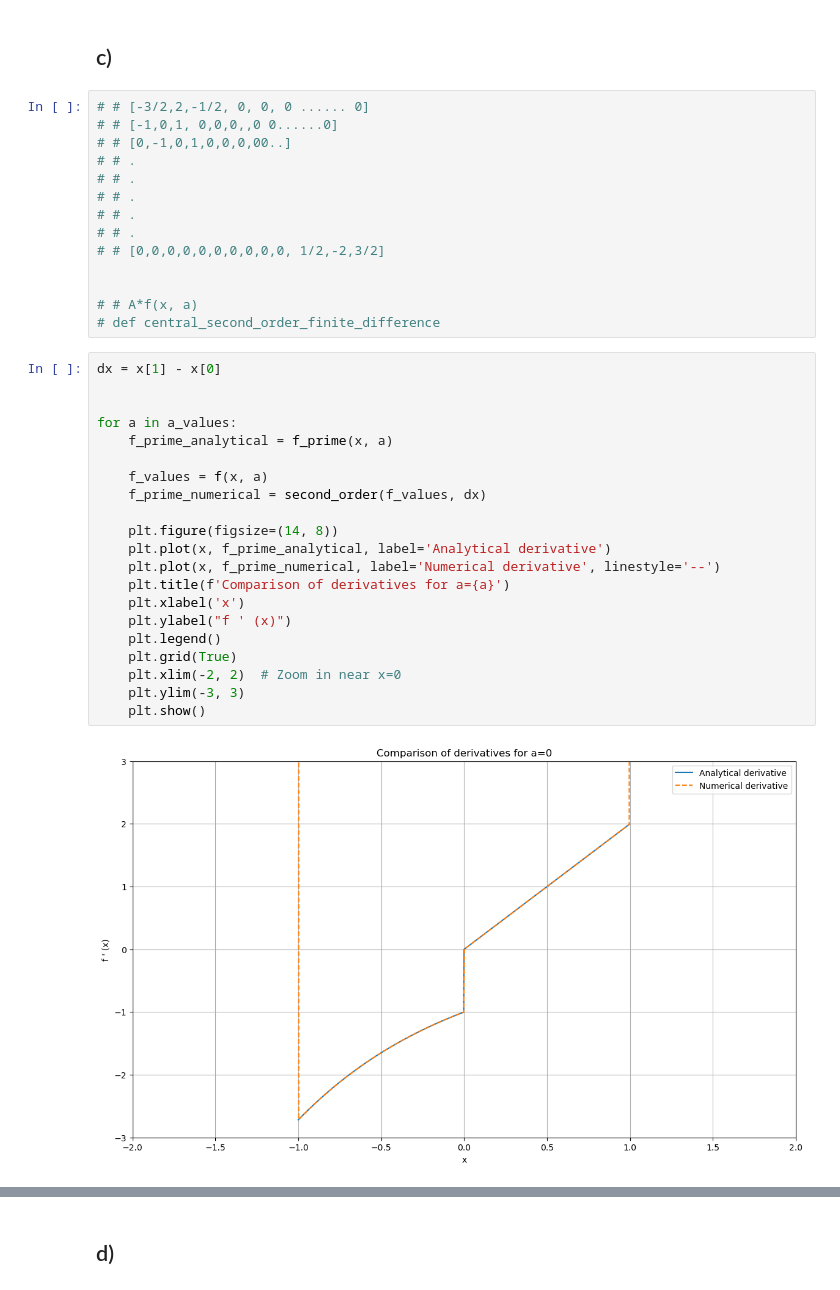
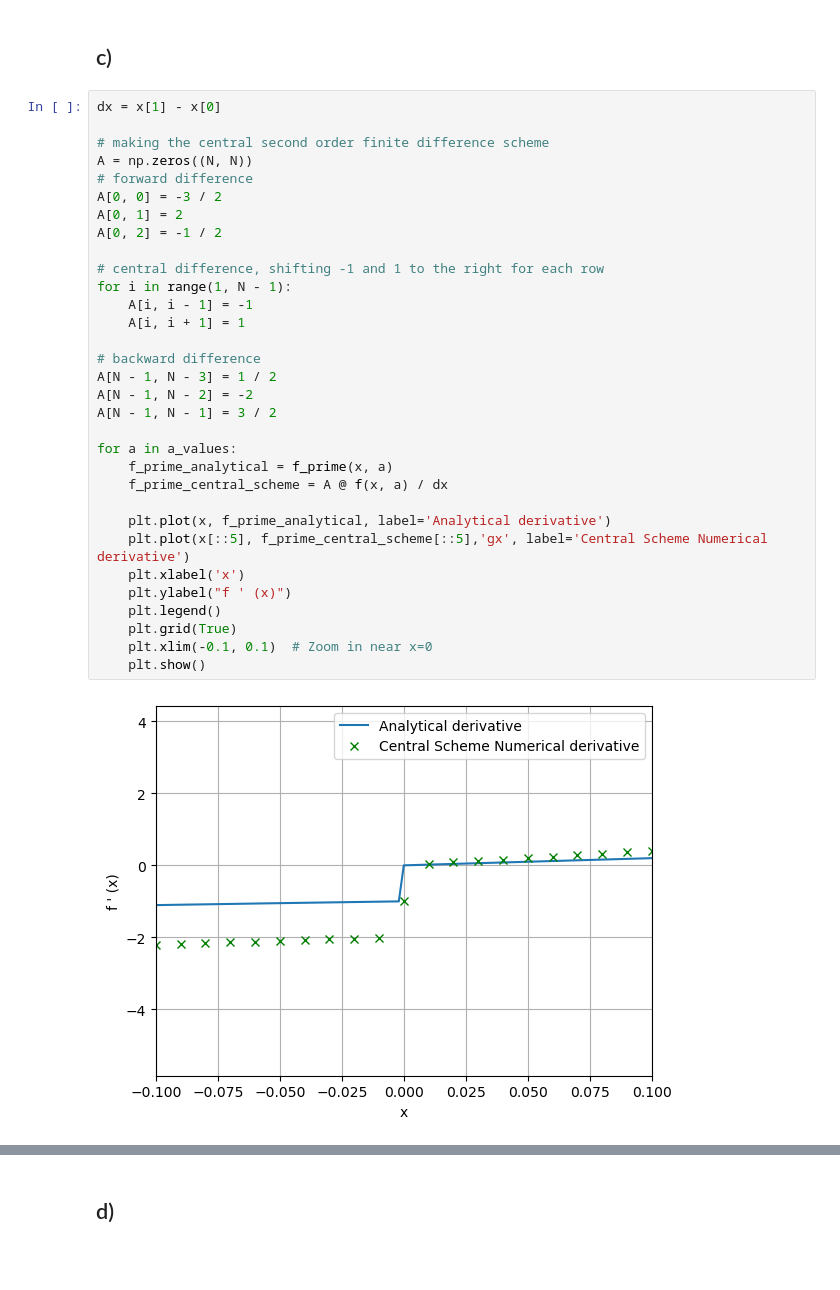
Before and after one commit to Katikistan/NumeP, a Jupyter notebook: week1/week1.ipynb, the cells around one changed output, grey strips where cells are left out. Drawn from its saved outputs; the diff is of its cells as text; blank space fills up the shorter version.

```diff
--- a/week1/week1.ipynb
+++ b/week1/week1.ipynb
@@ -202,40 +201,37 @@ plt.show()
 ## b)
 # %% [markdown]
 ## c)
-# %%
-# # [-3/2,2,-1/2, 0, 0, 0 ...... 0]
-# # [-1,0,1, 0,0,0,,0 0......0]
-# # [0,-1,0,1,0,0,0,00..]
-# # .
-# # .
-# # .
-# # .
-# # .
-# # [0,0,0,0,0,0,0,0,0,0, 1/2,-2,3/2]
-
-
-# # A*f(x, a)
-# def central_second_order_finite_difference
 # %%
 dx = x[1] - x[0]
 
+# making the central second order finite difference scheme
+A = np.zeros((N, N))
+# forward difference
+A[0, 0] = -3 / 2
+A[0, 1] = 2
+A[0, 2] = -1 / 2
+
+# central difference, shifting -1 and 1 to the right for each row
+for i in range(1, N - 1):
+    A[i, i - 1] = -1
+    A[i, i + 1] = 1
+
+# backward difference
+A[N - 1, N - 3] = 1 / 2
+A[N - 1, N - 2] = -2
+A[N - 1, N - 1] = 3 / 2
 
 for a in a_values:
     f_prime_analytical = f_prime(x, a)
+    f_prime_central_scheme = A @ f(x, a) / dx
 
-    f_values = f(x, a)
-    f_prime_numerical = second_order(f_values, dx)
-
-    plt.figure(figsize=(14, 8))
     plt.plot(x, f_prime_analytical, label='Analytical derivative')
-    plt.plot(x, f_prime_numerical, label='Numerical derivative', linestyle='--')
-    plt.title(f'Comparison of derivatives for a={a}')
+    plt.plot(x[::5], f_prime_central_scheme[::5],'gx', label='Central Scheme Numerical derivative')
     plt.xlabel('x')
     plt.ylabel("f ' (x)")
     plt.legend()
     plt.grid(True)
-    plt.xlim(-2, 2)  # Zoom in near x=0
-    plt.ylim(-3, 3)
+    plt.xlim(-0.1, 0.1)  # Zoom in near x=0
     plt.show()
 # %% [output]
-[figure, old version]
+[figure, new version]
```
Also changed, not shown: parts of 5 cells of this notebook.
